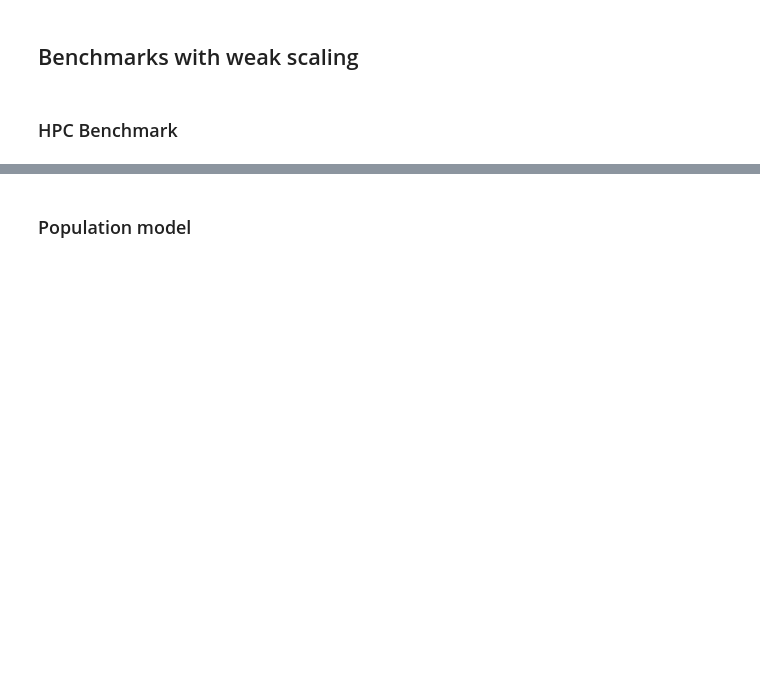
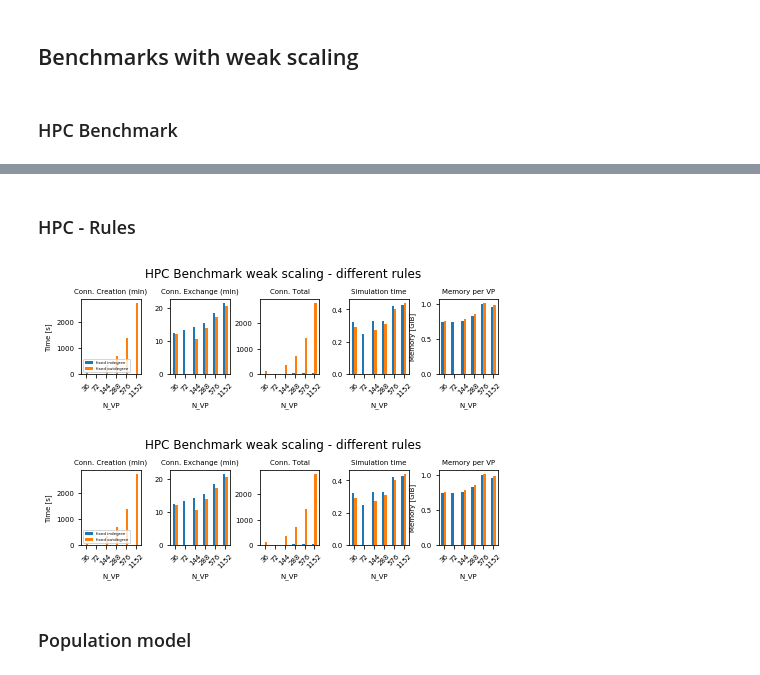
Before and after one commit to INM-6/beNNch, a Jupyter notebook: results/NEST_3_0_benchmark_results/NEST_3_0_benchmarks.ipynb, the cells around one changed output, grey strips where cells are left out. Saved outputs shown, nothing was run; the diff lists cells and outputs as text; code cells hidden in the pictures; blank space fills up the shorter version.

```diff
--- a/results/NEST_3_0_benchmark_results/NEST_3_0_benchmarks.ipynb
+++ b/results/NEST_3_0_benchmark_results/NEST_3_0_benchmarks.ipynb
@@ -185,3 +234,39 @@ hpc
+# %% [markdown]
+### HPC - Rules
+# %%
+hpc_3_in = pd.read_csv('results/hpc_benchmark_3_0_47a9175e4_daint_in.csv')
+hpc_3_in['Case'] = ['fixed indegree']*len(hpc_3_in)
+
+hpc_3_out = pd.read_csv('results/hpc_benchmark_3_0_47a9175e4_daint_out.csv')
+hpc_3_out['Case'] = ['fixed outdegree']*len(hpc_3_out)
+
+#hpc_3_all = pd.read_csv('benchmark_results/hpc_benchmark_3_0_47a9175e4_daint_all.csv')
+#hpc_3_all['Case'] = ['all to all']*len(hpc_3_all)
+
+#hpc_3_tot = pd.read_csv('benchmark_results/hpc_benchmark_3_0_47a9175e4_daint_tot.csv')
+# We take out relevant values because fixed_total_number cannon create connections when we get over a certain point
+#hpc_3_tot.loc[4, ['T_conns_min', 'T_conns_max', 'T_ini_min', 'T_ini_max', 'VSize_mem_sum', 'VSize_nodes_sum',
+#                'VSize_ini_sum', 'VSize_sum', ]] = np.NaN
+#hpc_3_tot.loc[5, ['T_conns_min', 'T_conns_max', 'T_ini_min', 'T_ini_max', 'VSize_mem_sum', 'VSize_nodes_sum',
+#                'VSize_ini_sum', 'VSize_sum', ]] = np.NaN
+#hpc_3_tot['Case'] = ['fixed total number']*len(hpc_3_tot)
+
+
+# hpc_3_bern = pd.read_csv('benchmark_results/hpc_benchmark_3_0_47a9175e4_daint_bern.csv')
+# hpc_3_bern['Case'] = ['pairwise bernoulli']*len(hpc_bern)
+
+hpc_rules = pd.concat([hpc_3_in, hpc_3_out])
+
+
+hpc_rules = calculate_T_conn_and_memory(hpc_rules)
+hpc_rules_p = plot_compare(hpc_rules, 'figures/hpc_benchmark_weak_scaling_rules.pdf', legend_loc='lower left',
+                           title='HPC Benchmark weak scaling - different rules')
+
+hpc_rules_p = plot_compare(hpc_rules, 'figures/hpc_benchmark_weak_scaling_rules.svg', legend_loc='lower left',
+                           title='HPC Benchmark weak scaling - different rules')
+# %% [output]
+[figure, added]
+[figure, added]
 # %% [markdown]
 ### Population model
 # %%
```
Also changed, not shown: parts of 8 cells of this notebook, 15 other files.
